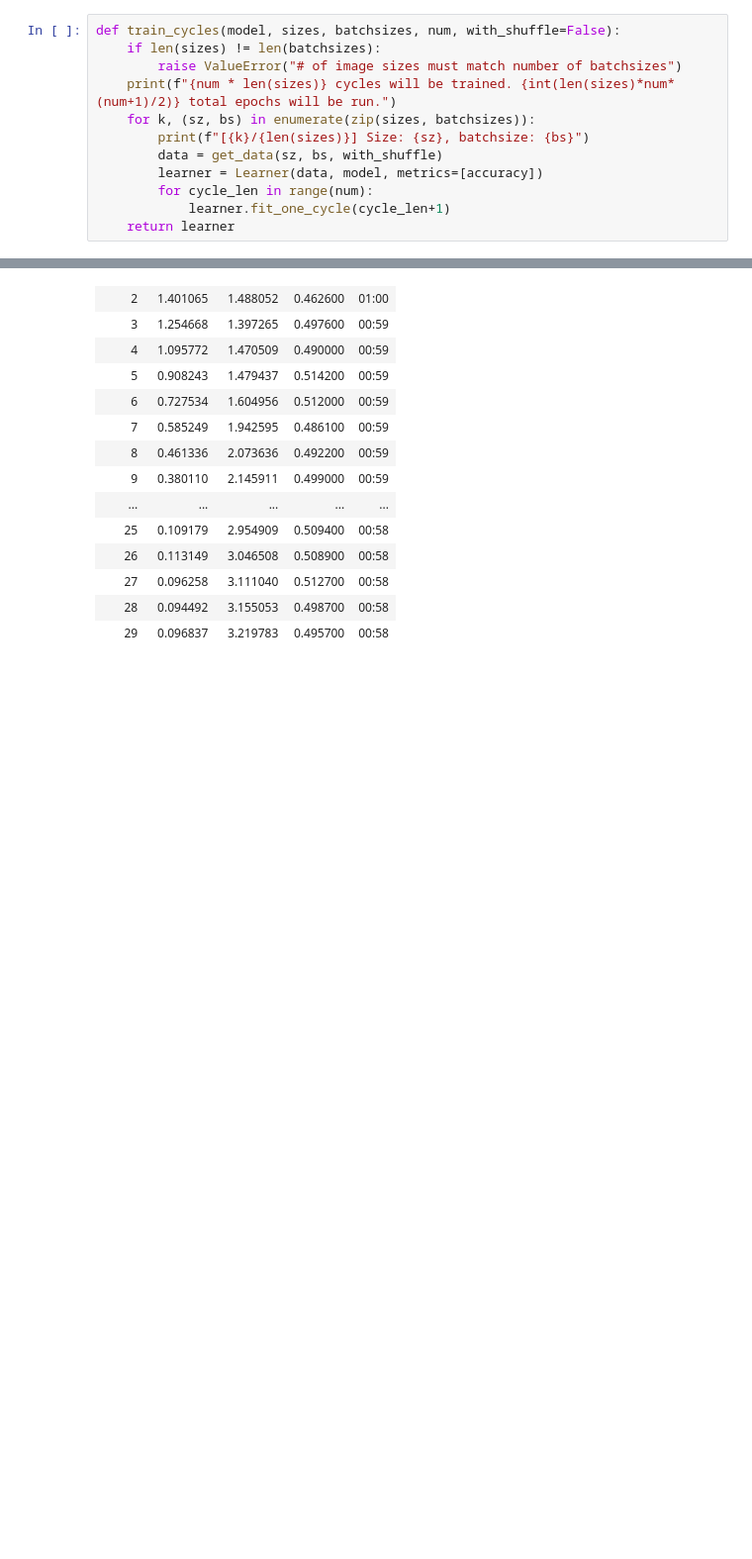
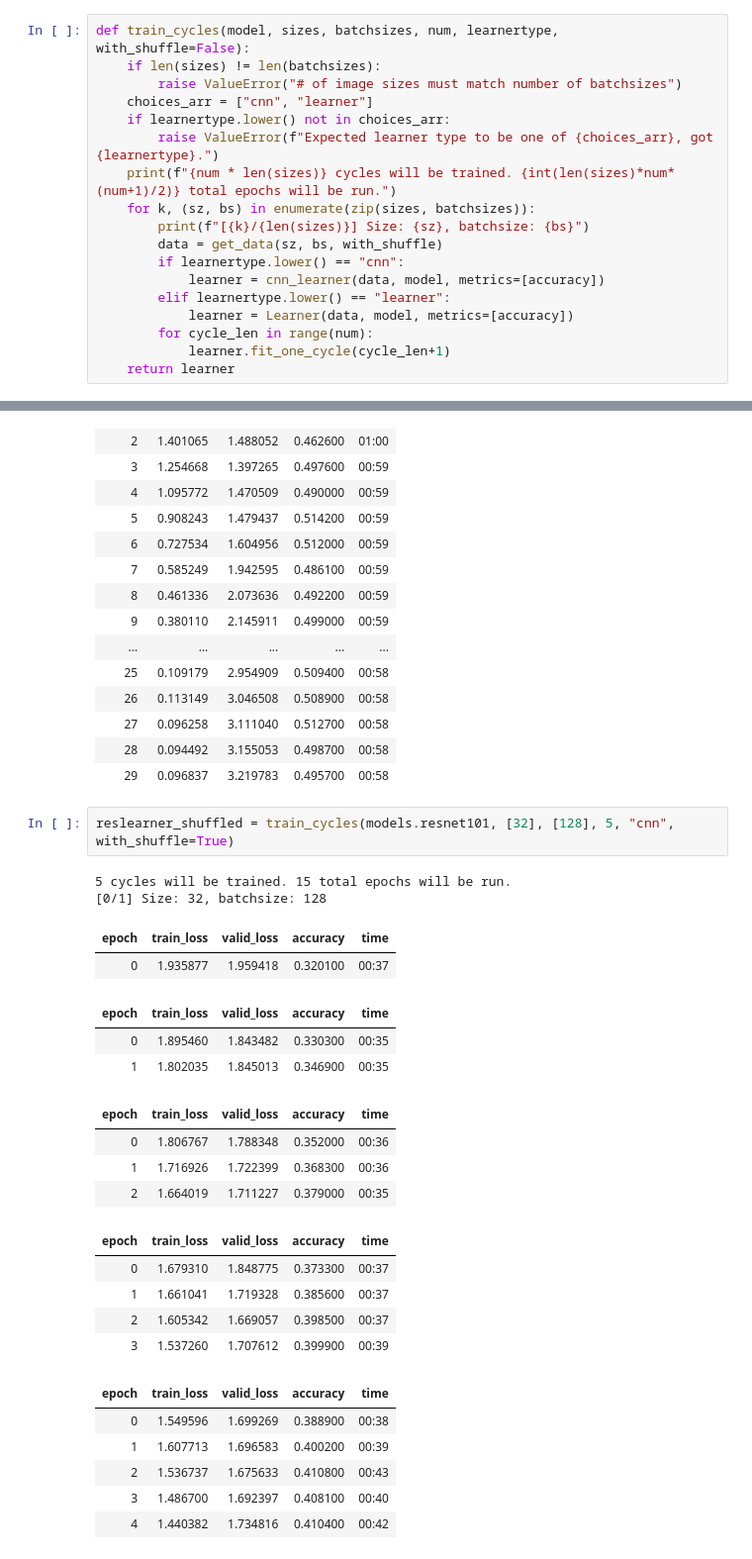
Before and after one commit to ngundotra/topology-research, a Jupyter notebook: GlobalShuffle-CIFAR10.ipynb, the cells around one changed output, grey strips where cells are left out. Shown: that part at 99% size. Drawn from its saved outputs; the diff is of its cells as text; blank space fills up the shorter version.

Commit message:
Add shuffled experiments

```diff
--- a/GlobalShuffle-CIFAR10.ipynb
+++ b/GlobalShuffle-CIFAR10.ipynb
@@ -55,14 +55,20 @@ def get_data(img_size, batchsize, with_shuffle=False):
         data = ImageDataBunch.from_folder('cifar10/', size=img_size, bs=batchsize)
     return data.normalize(stats)
 # %%
-def train_cycles(model, sizes, batchsizes, num, with_shuffle=False):
+def train_cycles(model, sizes, batchsizes, num, learnertype, with_shuffle=False):
     if len(sizes) != len(batchsizes):
         raise ValueError("# of image sizes must match number of batchsizes")
+    choices_arr = ["cnn", "learner"]
+    if learnertype.lower() not in choices_arr:
+        raise ValueError(f"Expected learner type to be one of {choices_arr}, got {learnertype}.")
     print(f"{num * len(sizes)} cycles will be trained. {int(len(sizes)*num*(num+1)/2)} total epochs will be run.")
     for k, (sz, bs) in enumerate(zip(sizes, batchsizes)):
         print(f"[{k}/{len(sizes)}] Size: {sz}, batchsize: {bs}")
         data = get_data(sz, bs, with_shuffle)
-        learner = Learner(data, model, metrics=[accuracy])
+        if learnertype.lower() == "cnn":
+            learner = cnn_learner(data, model, metrics=[accuracy])
+        elif learnertype.lower() == "learner":
+            learner = Learner(data, model, metrics=[accuracy])
         for cycle_len in range(num):
             learner.fit_one_cycle(cycle_len+1)
     return learner
@@ -371,3 +379,28 @@ tmpLearner.fit(30)
 | 27 | 0.096258 | 3.111040 | 0.512700 | 00:58 |
 | 28 | 0.094492 | 3.155053 | 0.498700 | 00:58 |
 | 29 | 0.096837 | 3.219783 | 0.495700 | 00:58 |
+# %%
+reslearner_shuffled = train_cycles(models.resnet101, [32], [128], 5, "cnn", with_shuffle=True)
+# %% [output]
+5 cycles will be trained. 15 total epochs will be run.
+[0/1] Size: 32, batchsize: 128
+| epoch | train_loss | valid_loss | accuracy | time |
+| 0 | 1.935877 | 1.959418 | 0.320100 | 00:37 |
+| epoch | train_loss | valid_loss | accuracy | time |
+| 0 | 1.895460 | 1.843482 | 0.330300 | 00:35 |
+| 1 | 1.802035 | 1.845013 | 0.346900 | 00:35 |
+| epoch | train_loss | valid_loss | accuracy | time |
+| 0 | 1.806767 | 1.788348 | 0.352000 | 00:36 |
+| 1 | 1.716926 | 1.722399 | 0.368300 | 00:36 |
+| 2 | 1.664019 | 1.711227 | 0.379000 | 00:35 |
+| epoch | train_loss | valid_loss | accuracy | time |
+| 0 | 1.679310 | 1.848775 | 0.373300 | 00:37 |
+| 1 | 1.661041 | 1.719328 | 0.385600 | 00:37 |
+| 2 | 1.605342 | 1.669057 | 0.398500 | 00:37 |
+| 3 | 1.537260 | 1.707612 | 0.399900 | 00:39 |
+| epoch | train_loss | valid_loss | accuracy | time |
+| 0 | 1.549596 | 1.699269 | 0.388900 | 00:38 |
+| 1 | 1.607713 | 1.696583 | 0.400200 | 00:39 |
+| 2 | 1.536737 | 1.675633 | 0.410800 | 00:43 |
+| 3 | 1.486700 | 1.692397 | 0.408100 | 00:40 |
+| 4 | 1.440382 | 1.734816 | 0.410400 | 00:42 |
```
Also changed, not shown: parts of 2 cells of this notebook.
